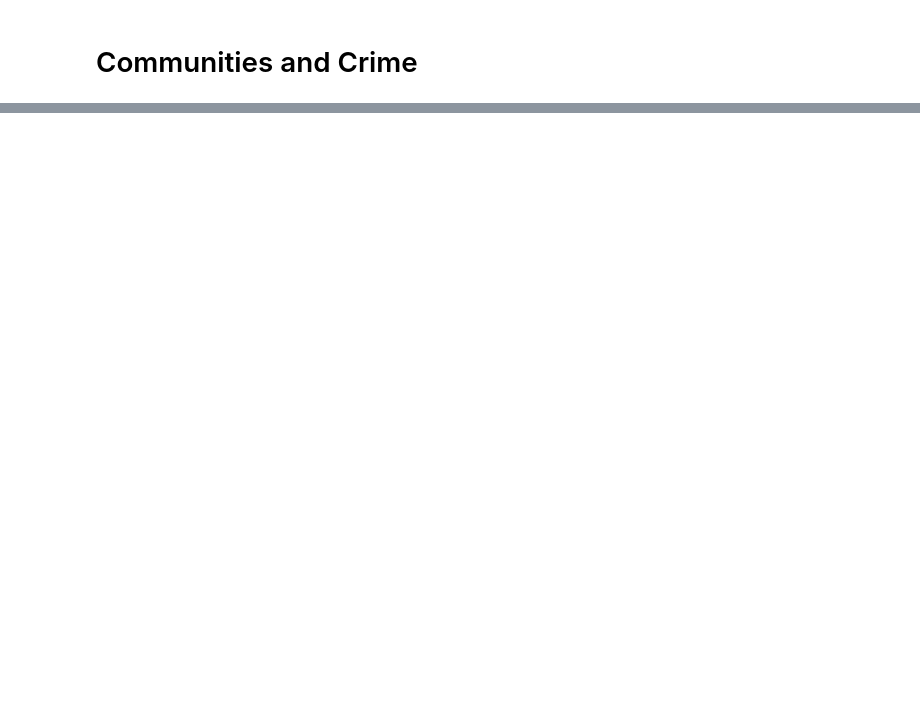
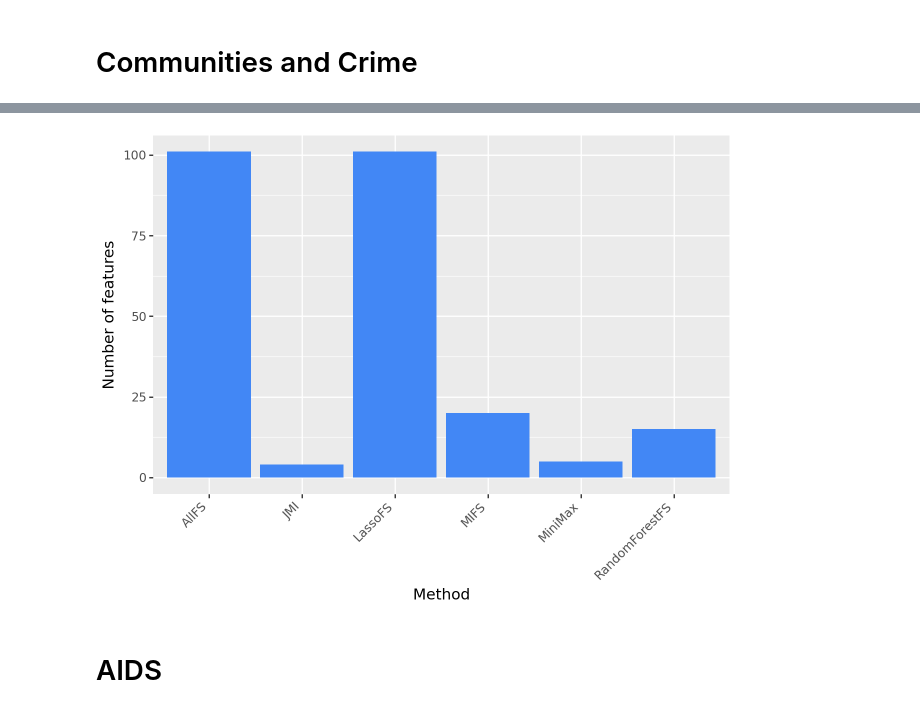
Before and after one commit to bartoszrozek/MUML2024, a Jupyter notebook: notebooks/real_datasets_tests.ipynb, the cells around one changed output, grey strips where cells are left out. Saved outputs shown, nothing was run; the diff lists cells and outputs as text; code cells hidden in the pictures; blank space fills up the shorter version.

```diff
--- a/notebooks/real_datasets_tests.ipynb
+++ b/notebooks/real_datasets_tests.ipynb
@@ -80,2 +88,8 @@ R-squared adjusted for RandomForestFS = 0.6220978857114035                   and
+# %%
+plot_len(communities_and_crime_experiment.results_pd)
+# %% [output]
+[figure, added]
+# %% [markdown]
+# AIDS
 # %%
 # fetch dataset
```
Also changed, not shown: parts of 44 cells of this notebook.
